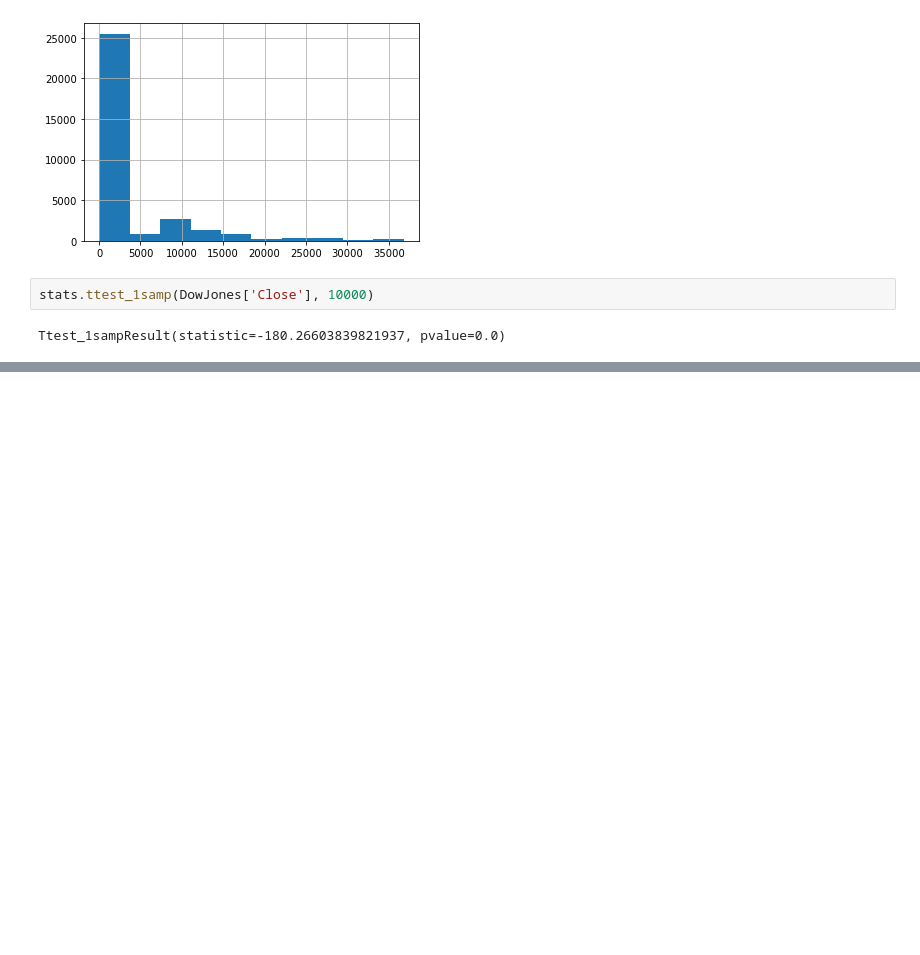
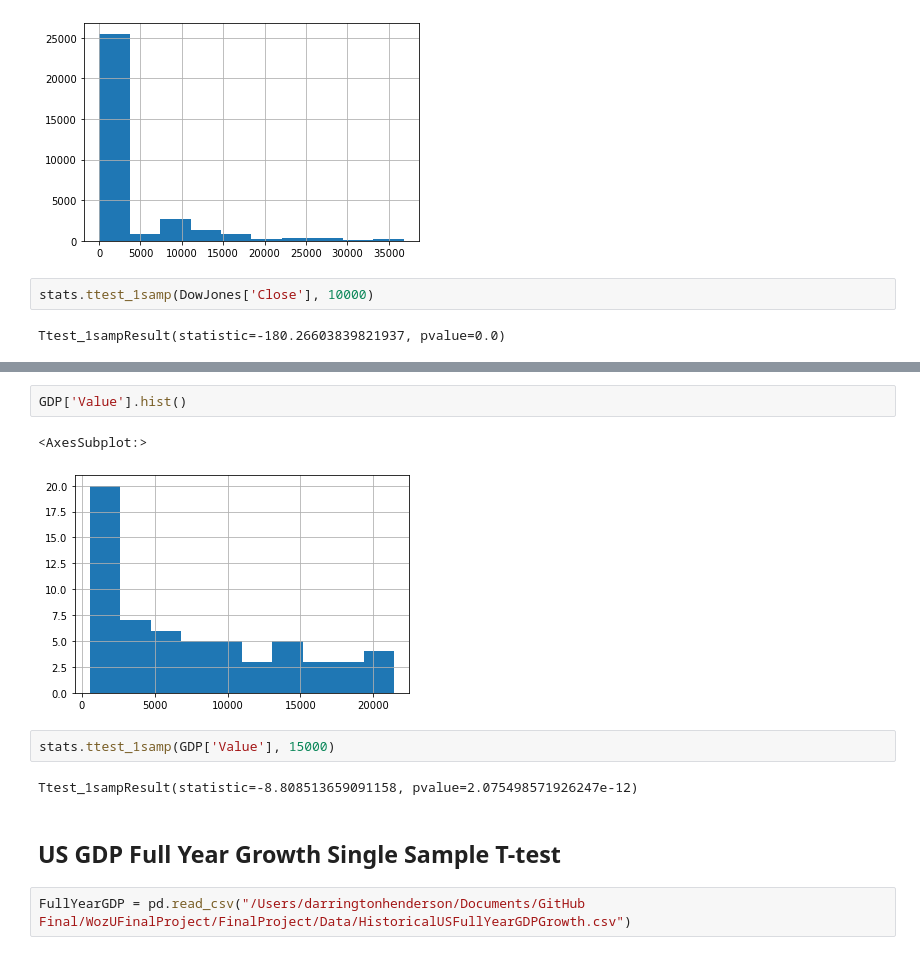
Before and after one commit to Darringtonh2/WozUFinalProject, a Jupyter notebook: Code/Single Sample T-test .ipynb, the cells around one changed output, grey strips where cells are left out. Cells and saved outputs as stored; diff of their text form; blank space fills up the shorter version.

```diff
--- a/Code/Single Sample T-test .ipynb
+++ b/Code/Single Sample T-test .ipynb
@@ -131,0 +121,13 @@ Was unsuccesful in running a Single Sample T-test for S&P 500
+# %%
+GDP['Value'].hist()
+# %% [output]
+<AxesSubplot:>
+[figure, added]
+# %%
+stats.ttest_1samp(GDP['Value'], 15000)
+# %% [output]
+Ttest_1sampResult(statistic=-8.808513659091158, pvalue=2.075498571926247e-12)
+# %% [markdown]
+## US GDP Full Year Growth  Single Sample T-test
+# %%
+FullYearGDP = pd.read_csv("/Users/darringtonhenderson/Documents/GitHub Final/WozUFinalProject/FinalProject/Data/HistoricalUSFullYearGDPGrowth.csv")
```
Also changed, not shown: parts of 143 cells of this notebook.
